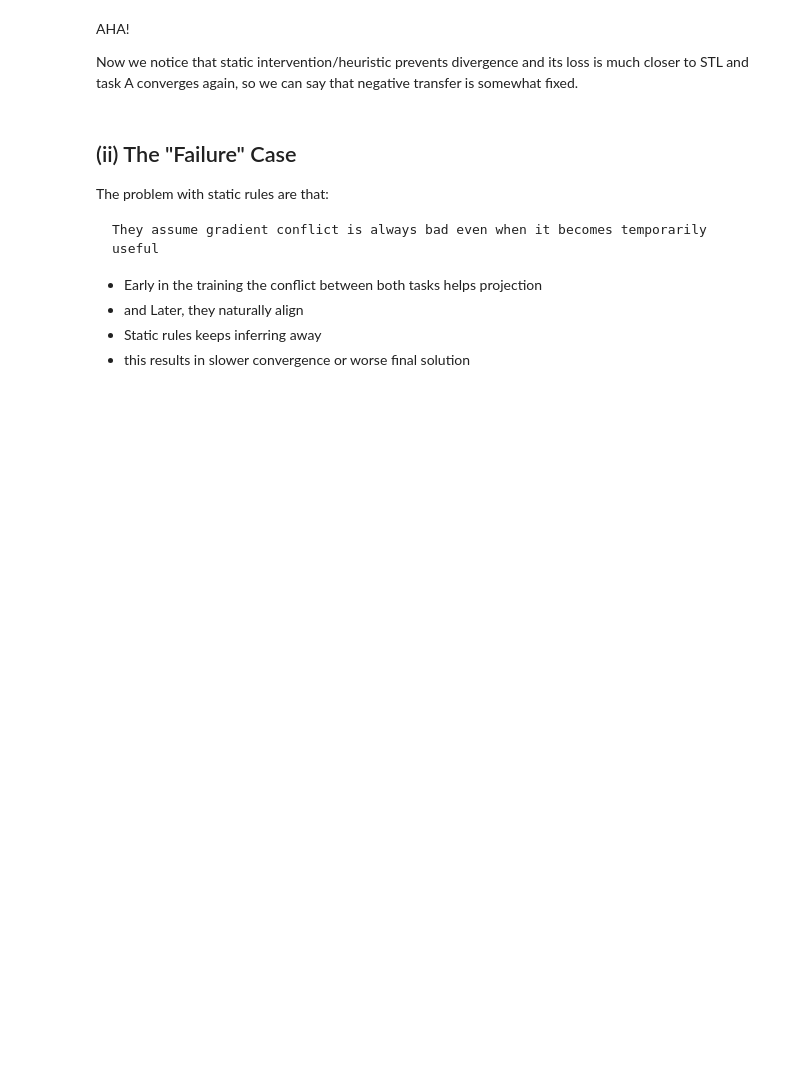
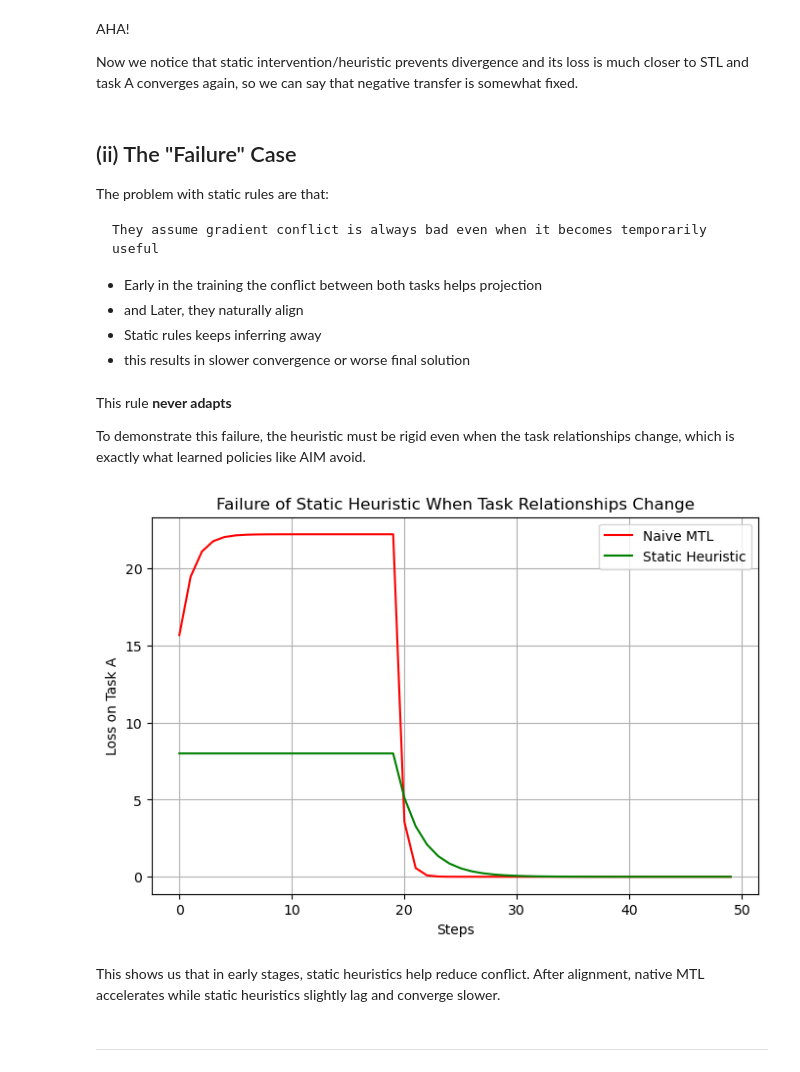
Before and after one commit to RayyanMinhaj/Adaptive-Intervention-for-MTL-and-other-Experiments, a Jupyter notebook: MTL-and-Experiments.ipynb, the cells around one changed output. Saved outputs shown, nothing was run; the diff lists cells and outputs as text; code cells hidden in the pictures; blank space fills up the shorter version.

```diff
--- a/MTL-and-Experiments.ipynb
+++ b/MTL-and-Experiments.ipynb
@@ -311,0 +327,43 @@ def get_task_gradients_time(theta_input, step, switch_step=20):
+# %% [markdown]
+This rule **never adapts**
+
+To demonstrate this failure, the heuristic must be rigid even when the task relationships change, which is exactly what learned policies like AIM avoid.
+# %%
+def train_with_static_failure(mode, steps=50, lr=0.05):
+    theta = torch.tensor([0.0, 0.0], requires_grad=True)
+    history_A = []
+
+    for step in range(steps):
+        gA, gB = get_task_gradients_time(theta, step)
+
+        if mode == "naive":
+            g = gA + gB
+        elif mode == "static_bad":
+            g = static_intervention_bad(gA, gB)
+
+        with torch.no_grad():
+            theta -= lr * g
+
+        loss_A = torch.sum((theta - torch.tensor([2.0, 2.0])) ** 2)
+        history_A.append(loss_A.item())
+
+    return history_A
+# %%
+loss_naive = train_with_static_failure("naive")
+loss_static = train_with_static_failure("static_bad")
+
+plt.figure(figsize=(8,5))
+plt.plot(loss_naive, label="Naive MTL", color="red")
+plt.plot(loss_static, label="Static Heuristic", color="green")
+plt.xlabel("Steps")
+plt.ylabel("Loss on Task A")
+plt.title("Failure of Static Heuristic When Task Relationships Change")
+plt.legend()
+plt.grid(True)
+plt.show()
+# %% [output]
+[figure, added]
+# %% [markdown]
+This shows us that in early stages, static heuristics help reduce conflict. After alignment, native MTL accelerates while static heuristics slightly lag and converge slower.
+# %% [markdown]
+---
```
Also changed, not shown: parts of 4 cells of this notebook, 2 other files.
